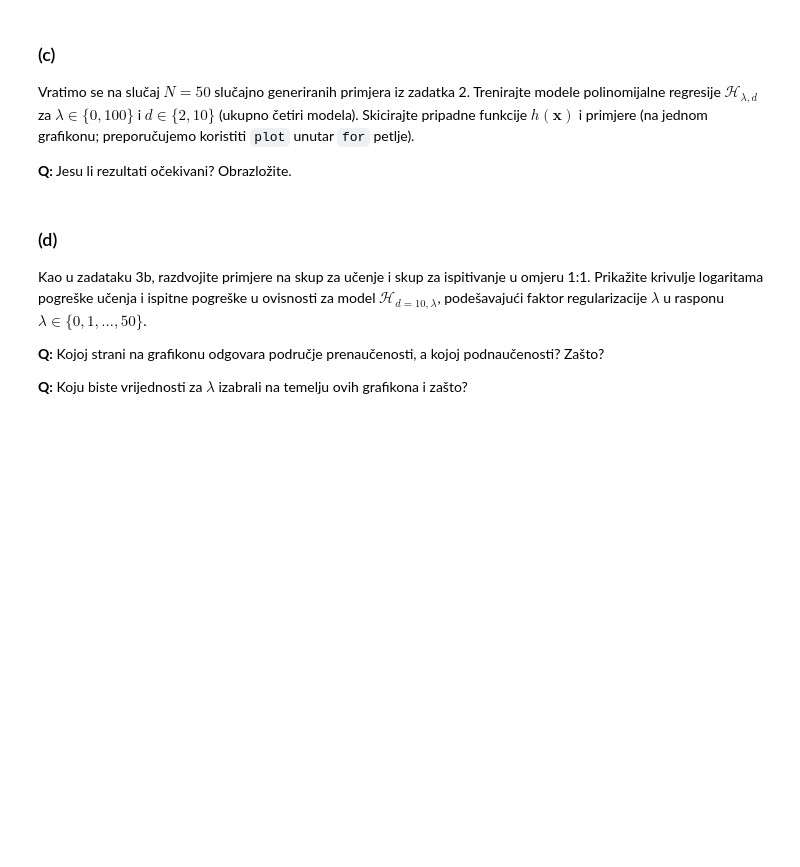
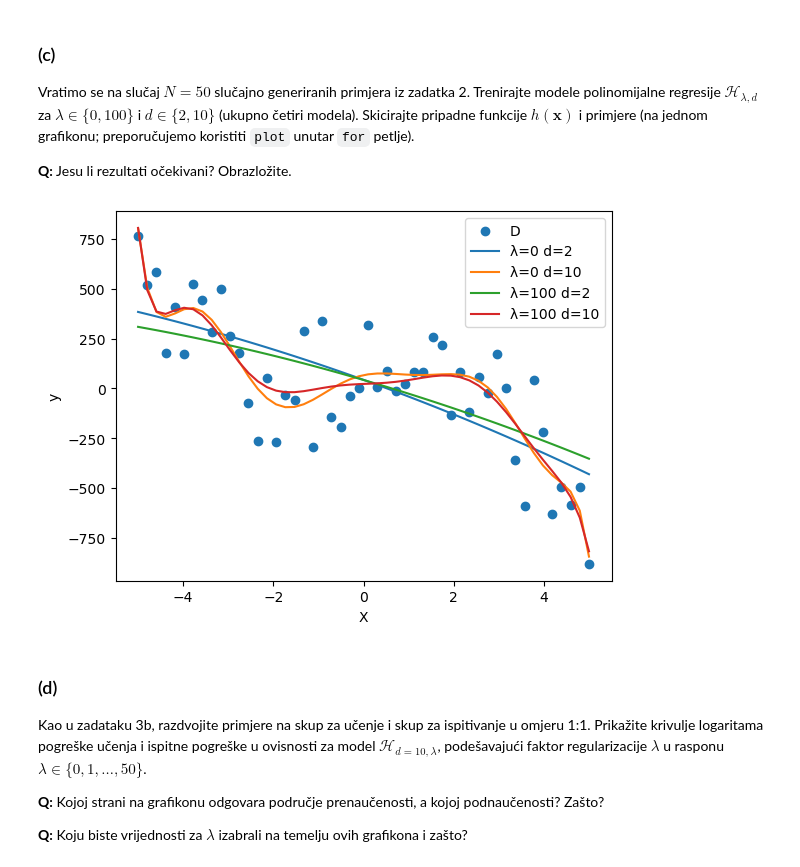
Before and after one commit to IvaGoluza/machine_learning, a Jupyter notebook: SU1-2023-LAB1.ipynb, the cells around one changed output. Drawn from its saved outputs; the diff is of its cells as text; code cells hidden in the pictures; blank space fills up the shorter version.

```diff
--- a/SU1-2023-LAB1.ipynb
+++ b/SU1-2023-LAB1.ipynb
@@ -317,0 +314,9 @@ U gornjim eksperimentima nismo koristili **regularizaciju**. Vratimo se najprije
+# %%
+# Vaš kôd ovdje
+poly = PolynomialFeatures(3)
+for l in [0, 1, 10]:
+    phi = poly.fit_transform(X)
+    lI = l*np.eye(phi.shape[0])
+    lI[0, 0] = 0
+    w = linalg.inv(phi.transpose()@phi + lI)@phi.transpose()@y
+    print(f'λ = {l}      w = {w}')
@@ -326,0 +333,9 @@ from sklearn.linear_model import Ridge
+# %%
+from sklearn.linear_model import Ridge
+# Vaš kôd ovdje
+for l in [0, 1, 10]:
+    ridge = Ridge(alpha=l)
+    l2_reg = ridge.fit(phi, y)
+    w = l2_reg.coef_
+    w[0] = l2_reg.intercept_
+    print(f'λ = {l}      coef = {w}')
@@ -335,3 +352,19 @@ Vratimo se na slučaj $N=50$ slučajno generiranih primjera iz zadatka 2. Trenir
+# %%
+# Vaš kôd ovdje
+plt.scatter(train_x, train_y, label='D')
+for l in [0, 100]:
+    for d in [2, 10]:
+        poly = PolynomialFeatures(d)
+        phi = poly.fit_transform(train_x)
+        ridge = Ridge(alpha=l)
+        l2_reg = ridge.fit(phi, train_y)
+        plt.plot(train_x, l2_reg.predict(phi), label=f'λ={l} d={d}')
+plt.xlabel('X')
+plt.ylabel('y')
+plt.legend(loc="best")
+plt.show()
+# %% [output]
+[figure, added]
 # %% [markdown]
 ### (d)
 
```
Also changed, not shown: parts of 28 cells of this notebook.
